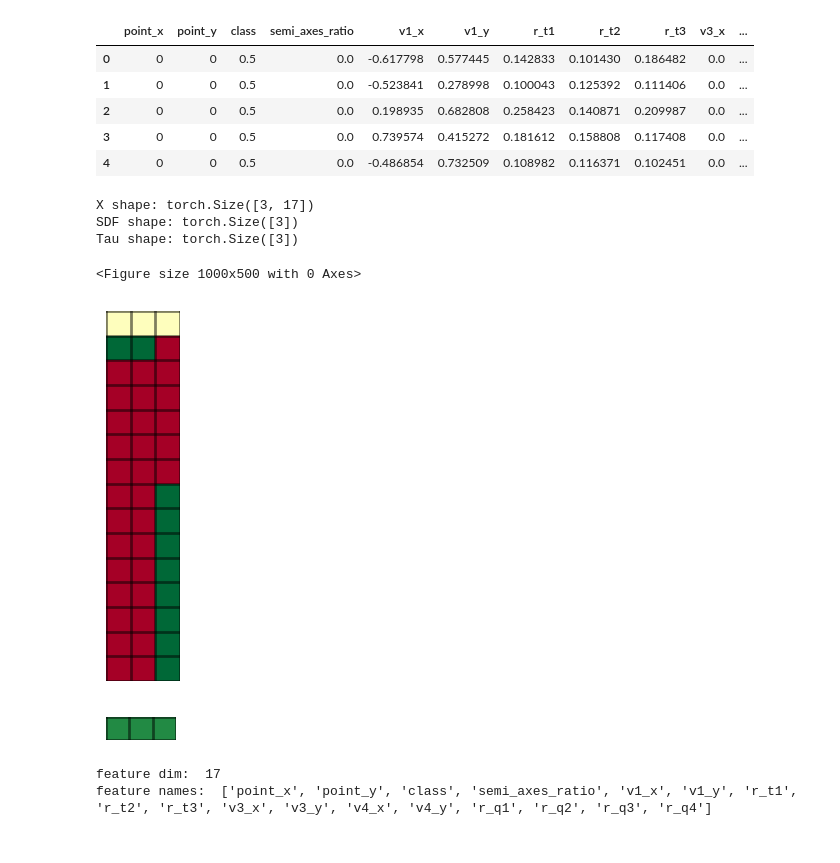
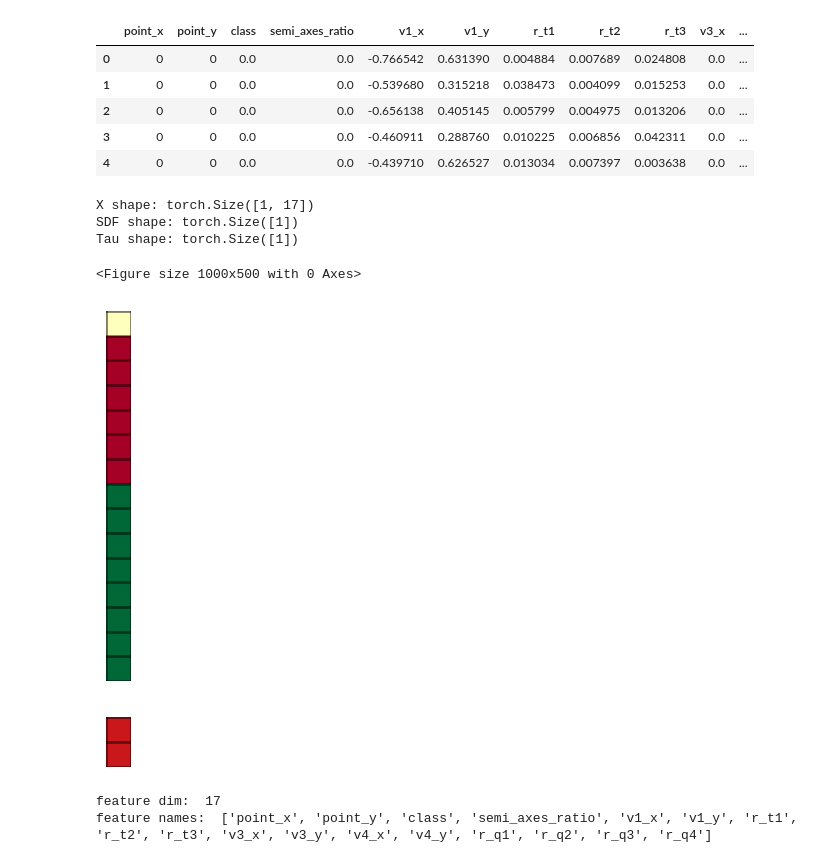
Before and after one commit to Alexander19970212/NHSDF-TOp, a Jupyter notebook: datasets/SDF_dataset_example.ipynb, the cells around one changed output. Saved outputs shown, nothing was run; the diff lists cells and outputs as text; code cells hidden in the pictures.

```diff
--- a/datasets/SDF_dataset_example.ipynb
+++ b/datasets/SDF_dataset_example.ipynb
@@ -11,25 +11,25 @@ dataset = SdfDataset(dataset_test_files)
 from SDF_dataset import ReconstructionDataset
 
 root_path = '../shape_datasets'
-dataset_test_files = [f'{root_path}/triangle_reconstruction_dataset_500.csv',
-                 f'{root_path}/quadrangle_reconstruction_dataset_500.csv',
-                 f'{root_path}/ellipse_reconstruction_dataset_500.csv']
+dataset_test_files = [f'{root_path}/triangle_reconstruction_dataset_test.csv',
+                 f'{root_path}/quadrangle_reconstruction_dataset_test.csv',
+                 f'{root_path}/ellipse_reconstruction_dataset_test.csv']
 
 dataset = ReconstructionDataset(dataset_test_files)
 # %%
 dataset.data.head()
 # %% [output]
 |  | point_x | point_y | class | semi_axes_ratio | v1_x | v1_y | r_t1 | r_t2 | r_t3 | v3_x | ... |
-| 0 | 0 | 0 | 0.5 | 0.0 | -0.617798 | 0.577445 | 0.142833 | 0.101430 | 0.186482 | 0.0 | ... |
-| 1 | 0 | 0 | 0.5 | 0.0 | -0.523841 | 0.278998 | 0.100043 | 0.125392 | 0.111406 | 0.0 | ... |
-| 2 | 0 | 0 | 0.5 | 0.0 | 0.198935 | 0.682808 | 0.258423 | 0.140871 | 0.209987 | 0.0 | ... |
-| 3 | 0 | 0 | 0.5 | 0.0 | 0.739574 | 0.415272 | 0.181612 | 0.158808 | 0.117408 | 0.0 | ... |
-| 4 | 0 | 0 | 0.5 | 0.0 | -0.486854 | 0.732509 | 0.108982 | 0.116371 | 0.102451 | 0.0 | ... |
+| 0 | 0 | 0 | 0.0 | 0.0 | -0.766542 | 0.631390 | 0.004884 | 0.007689 | 0.024808 | 0.0 | ... |
+| 1 | 0 | 0 | 0.0 | 0.0 | -0.539680 | 0.315218 | 0.038473 | 0.004099 | 0.015253 | 0.0 | ... |
+| 2 | 0 | 0 | 0.0 | 0.0 | -0.656138 | 0.405145 | 0.005799 | 0.004975 | 0.013206 | 0.0 | ... |
+| 3 | 0 | 0 | 0.0 | 0.0 | -0.460911 | 0.288760 | 0.010225 | 0.006856 | 0.042311 | 0.0 | ... |
+| 4 | 0 | 0 | 0.0 | 0.0 | -0.439710 | 0.626527 | 0.013034 | 0.007397 | 0.003638 | 0.0 | ... |
 # %%
 import torch
 import numpy as np
 
-batch_size = 3
+batch_size = 1
 # Get batch_size random samples from dataset
 indices = torch.randint(0, len(dataset), (batch_size,)).tolist()
 samples = [dataset[int(i)] for i in indices]
@@ -79,41 +79,42 @@ ax.grid(True, which='both', color='black', linestyle='-', linewidth=2, alpha=0.5
 ax.set_xticks(np.arange(-0.5, chi.shape[0], 1), labels=[])
 ax.set_yticks(np.arange(-0.5, chi.shape[1], 1), labels=[])
 ax.tick_params(axis='both', which='both', length=0)
 # Add black frame around plot
 for spine in ax.spines.values():
     spine.set_visible(True)
     spine.set_color('black')
     spine.set_linewidth(4)
 
 
 # Make axes equal
 ax.set_aspect('equal')
 # Set axis limits based on data dimensions
 # ax.set_xlim(0, chi.shape[0])  # Extend slightly beyond data edges
 # ax.set_ylim(0, chi.shape[1])
 
 # Remove frame
 ax.spines['top'].set_visible(False)
 ax.spines['right'].set_visible(False)
 ax.spines['bottom'].set_visible(False)
 ax.spines['left'].set_visible(False)
 
 # Remove ticks
 # ax.tick_params(axis='both', which='both', length=0)
 filename='../src/figures_paper/chi_mask_magma.png'
-plt.savefig(filename, dpi=300, bbox_inches='tight', pad_inches=0.0)
+plt.savefig(filename, dpi=300, bbox_inches='tight', pad_inches=0)
 
 plt.tight_layout()
 plt.show()
 # %% [output]
-X shape: torch.Size([3, 17])
-SDF shape: torch.Size([3])
-Tau shape: torch.Size([3])
+X shape: torch.Size([1, 17])
+SDF shape: torch.Size([1])
+Tau shape: torch.Size([1])
 <Figure size 1000x500 with 0 Axes>
-[figure, old version]
+[figure, new version]
 # %%
 # Create a 2x3 tensor filled with ones
-tensor = torch.ones((1,3))*0.75
+# tensor = torch.ones((1,1))*0.75
+tensor = torch.ones((2,1))*0.75
 
 # plt.cm.Reds
 
@@ -121,7 +122,8 @@ tensor = torch.ones((1,3))*0.75
 fig, ax = plt.subplots(figsize=(1, 0.8))
 
 # Plot tensor as image with all cells colored red
-im = ax.imshow(tensor.numpy(), cmap="Greens", aspect='auto', vmin=0, vmax=1)
+# im = ax.imshow(tensor.numpy(), cmap="Greens", aspect='auto', vmin=0, vmax=1)
+im = ax.imshow(tensor.numpy(), cmap="Reds", aspect='auto', vmin=0, vmax=1)
 
 # Add grid
 ax.grid(True, which='both', color='black', linestyle='-', linewidth=2, alpha=0.5)
@@ -138,13 +140,14 @@ ax.spines['right'].set_visible(False)
 ax.spines['bottom'].set_visible(False)
 ax.spines['left'].set_visible(False)
 
-filename='../src/figures_paper/hvs.png'
+# filename='../src/figures_paper/hvs.png'
+filename='../src/figures_paper/coords.png'
 plt.savefig(filename, dpi=300, bbox_inches='tight', pad_inches=0.0)
 
 plt.tight_layout()
 plt.show()
 # %% [output]
-[figure, old version]
+[figure, new version]
 # %%
 # feature dim
 print("feature dim: ", dataset.feature_dim)
```
Also changed, not shown: parts of 1 cell of this notebook, 4 other files.
